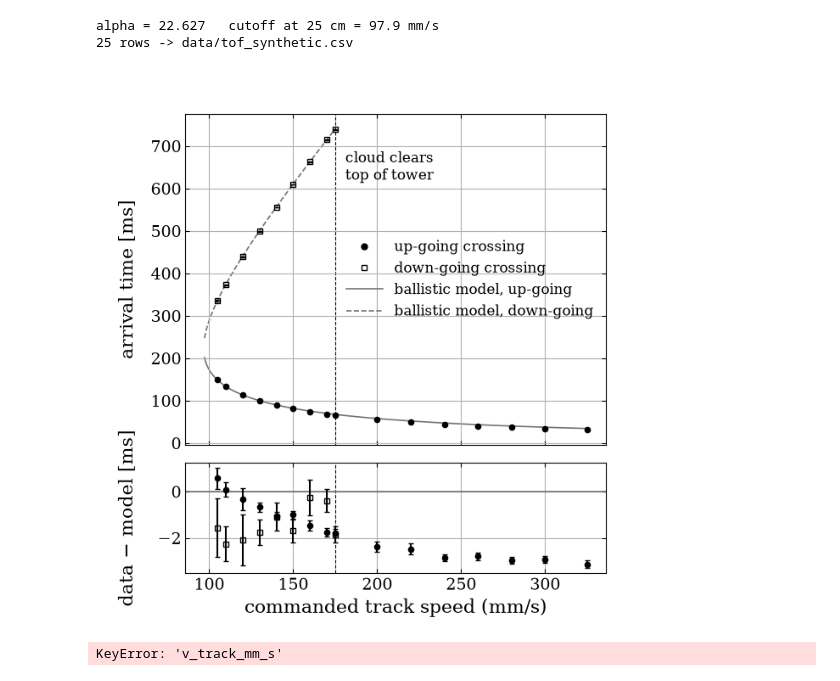
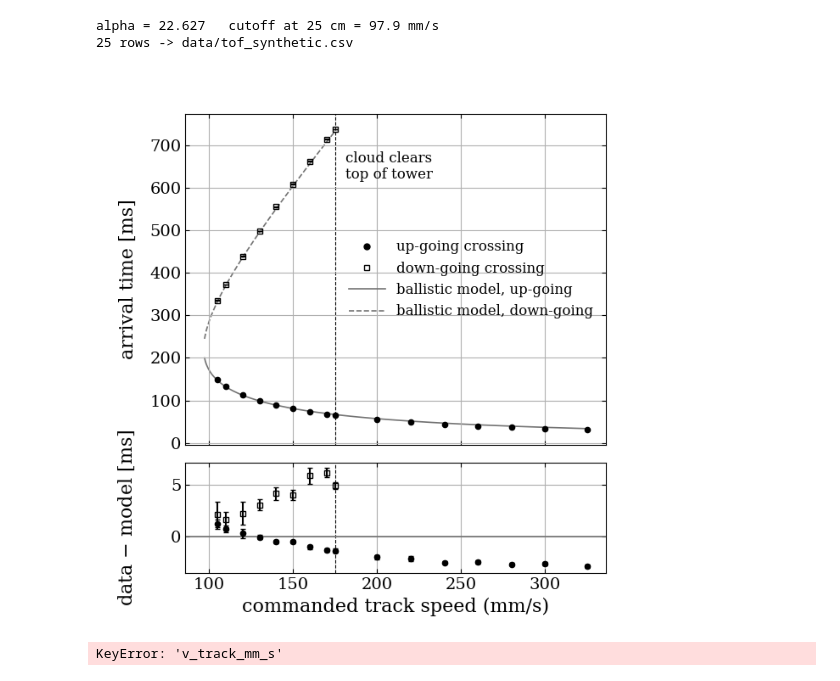
Before and after one commit to josephmlev/eedm_jml, a Jupyter notebook: mrrPaper/figures.ipynb, the cells around one changed output. Drawn from its saved outputs; the diff is of its cells as text; code cells hidden in the pictures.

```diff
--- a/mrrPaper/figures.ipynb
+++ b/mrrPaper/figures.ipynb
@@ -101,9 +101,9 @@ import matplotlib.pyplot as plt
 from matplotlib.lines import Line2D
 from pathlib import Path
 
-G       = 9.81
-ALPHA   = 16.0 * np.sqrt(2)
-H_PROBE = 0.244
+G       = 9.8
+ALPHA   = 16.0 * np.sqrt(2) *0.990
+H_PROBE = 0.240
 V_TRACK_MAX_DOWN = 175.0        # x of the "cloud clears tower" marker (annotation only)
 
 # --------------------------------------------------------------- read + reshape
@@ -202,34 +202,34 @@ axr.axhline(0, color="0.45", lw=1.2)
 
 # legend: make it unmistakable that the grey curves are a model, not a fit
 handles = [
     Line2D([], [], ls="none", marker="o", mfc="k",    mec="k", color="k", ms=5,
            label="up-going crossing"),
     Line2D([], [], ls="none", marker="s", mfc="none", mec="k", color="k", ms=5,
            label="down-going crossing"),
     Line2D([], [], ls="-",  label="ballistic model, up-going", **MODEL),
     Line2D([], [], ls="--", label="ballistic model, down-going", **MODEL),
 ]
 ax.legend(handles=handles, frameon=False, fontsize=12, loc="center right",
           handlelength=2.6, title_fontsize=12, alignment="left")
 
 ax.set_ylabel("arrival time [ms]")
 axr.set_xlabel("commanded track speed (mm/s)")
 axr.set_ylabel("data $-$ model [ms]")
 ax.yaxis.set_label_coords(-0.115, 0.5)
 axr.yaxis.set_label_coords(-0.115, 0.5)
 ax.grid()
 axr.grid()
 for a in (ax, axr):
     a.tick_params(direction="in", top=True, right=True)
 
 #ax.text(0.5, 0.5, "SYNTHETIC DATA", transform=ax.transAxes,
 #        fontsize=48, color="k", alpha=0.2,
 #        ha="center", va="center", rotation=30, zorder=10)
 #fig.suptitle("SYNTHETIC DATA", fontsize=16, color="k", y=0.965)
 #fig.savefig("tof_draft.png", dpi=200)
 #print(stat.groupby("direction").res_ms.agg(["mean", "std", "min", "max"]))
 # %% [output]
-[figure, old version]
+[figure, new version]
 # %%
 """
 Cell 2 -- read the file, draft the figure.
```
